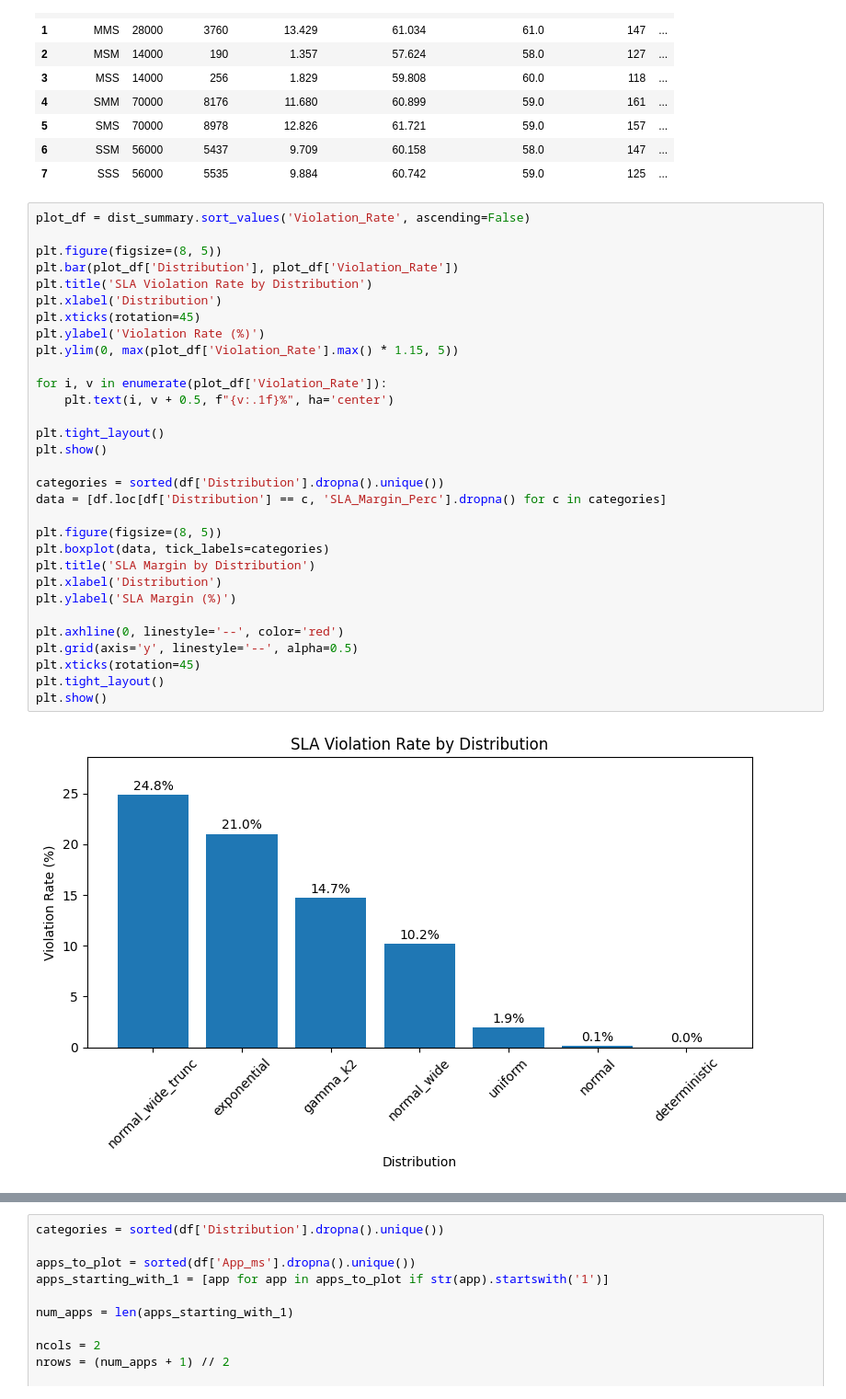
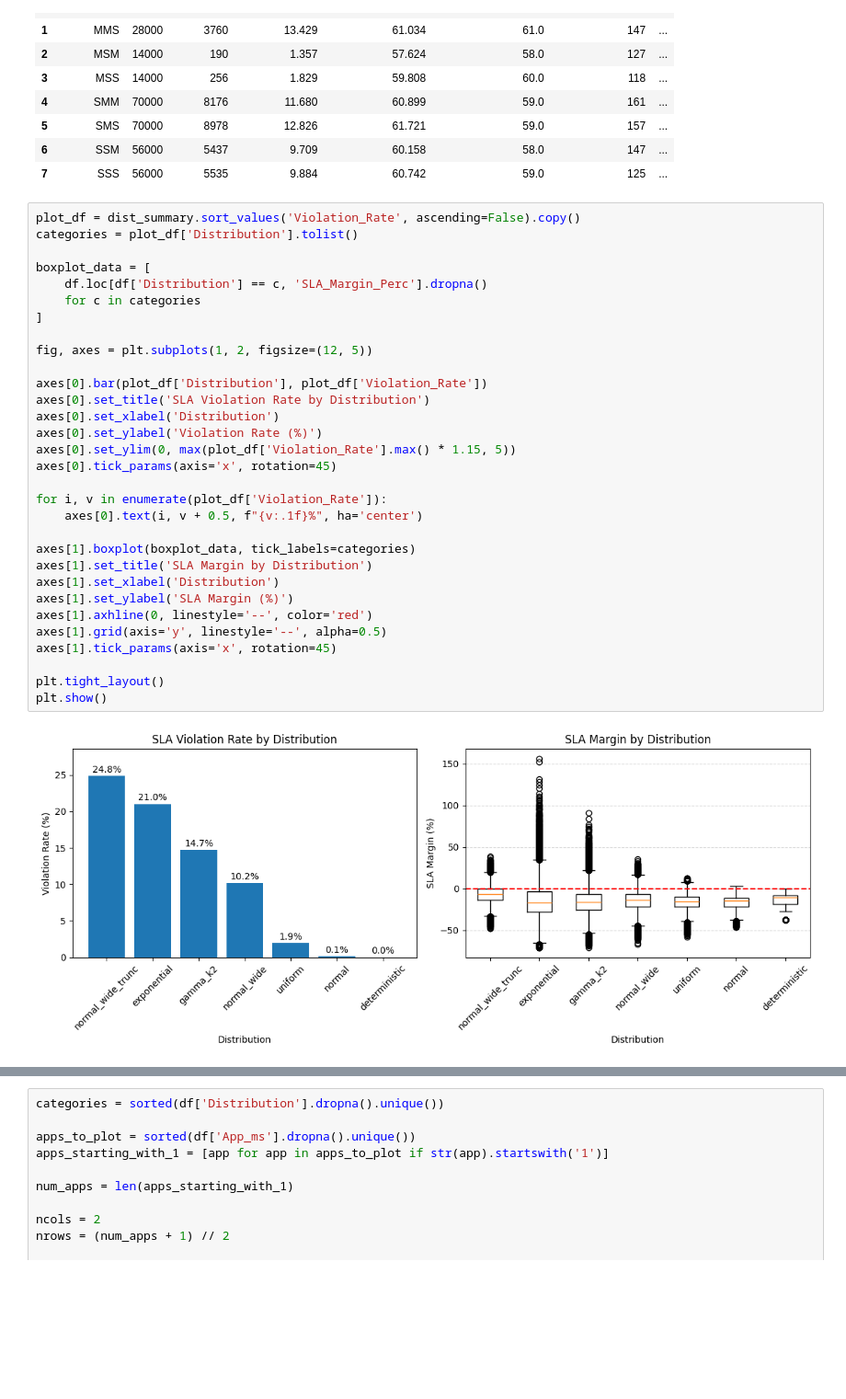
Before and after one commit to Damiano-Gilodi/EdgeSimPy, a Jupyter notebook: analysis/01_analysis_sla_worst_case.ipynb, the cells around one changed output, grey strips where cells are left out. Shown at 92% size. Drawn from its saved outputs; the diff is of its cells as text; blank space fills up the shorter version.

```diff
--- a/analysis/01_analysis_sla_worst_case.ipynb
+++ b/analysis/01_analysis_sla_worst_case.ipynb
@@ -181,35 +183,35 @@ app_group_summary
 | 6 | SSM | 56000 | 5437 | 9.709 | 60.158 | 58.0 | 147 | ... |
 | 7 | SSS | 56000 | 5535 | 9.884 | 60.742 | 59.0 | 125 | ... |
 # %%
-plot_df = dist_summary.sort_values('Violation_Rate', ascending=False)
+plot_df = dist_summary.sort_values('Violation_Rate', ascending=False).copy()
+categories = plot_df['Distribution'].tolist()
 
-plt.figure(figsize=(8, 5))
-plt.bar(plot_df['Distribution'], plot_df['Violation_Rate'])
-plt.title('SLA Violation Rate by Distribution')
-plt.xlabel('Distribution')
-plt.xticks(rotation=45)
-plt.ylabel('Violation Rate (%)')
-plt.ylim(0, max(plot_df['Violation_Rate'].max() * 1.15, 5))
+boxplot_data = [
+    df.loc[df['Distribution'] == c, 'SLA_Margin_Perc'].dropna()
+    for c in categories
+]
+
+fig, axes = plt.subplots(1, 2, figsize=(12, 5))
+
+axes[0].bar(plot_df['Distribution'], plot_df['Violation_Rate'])
+axes[0].set_title('SLA Violation Rate by Distribution')
+axes[0].set_xlabel('Distribution')
+axes[0].set_ylabel('Violation Rate (%)')
+axes[0].set_ylim(0, max(plot_df['Violation_Rate'].max() * 1.15, 5))
+axes[0].tick_params(axis='x', rotation=45)
 
 for i, v in enumerate(plot_df['Violation_Rate']):
-    plt.text(i, v + 0.5, f"{v:.1f}%", ha='center')
+    axes[0].text(i, v + 0.5, f"{v:.1f}%", ha='center')
+
+axes[1].boxplot(boxplot_data, tick_labels=categories)
+axes[1].set_title('SLA Margin by Distribution')
+axes[1].set_xlabel('Distribution')
+axes[1].set_ylabel('SLA Margin (%)')
+axes[1].axhline(0, linestyle='--', color='red')
+axes[1].grid(axis='y', linestyle='--', alpha=0.5)
+axes[1].tick_params(axis='x', rotation=45)
 
 plt.tight_layout()
 plt.show()
-
-categories = sorted(df['Distribution'].dropna().unique())
-data = [df.loc[df['Distribution'] == c, 'SLA_Margin_Perc'].dropna() for c in categories]
-
-plt.figure(figsize=(8, 5))
-plt.boxplot(data, tick_labels=categories)
-plt.title('SLA Margin by Distribution')
-plt.xlabel('Distribution')
-plt.ylabel('SLA Margin (%)')
-
-plt.axhline(0, linestyle='--', color='red')
-plt.grid(axis='y', linestyle='--', alpha=0.5)
-plt.xticks(rotation=45)
-plt.tight_layout()
-plt.show()
 # %% [output]
-[figure, old version]
+[figure, new version]
```
Also changed, not shown: parts of 26 cells of this notebook, 2 other files.
